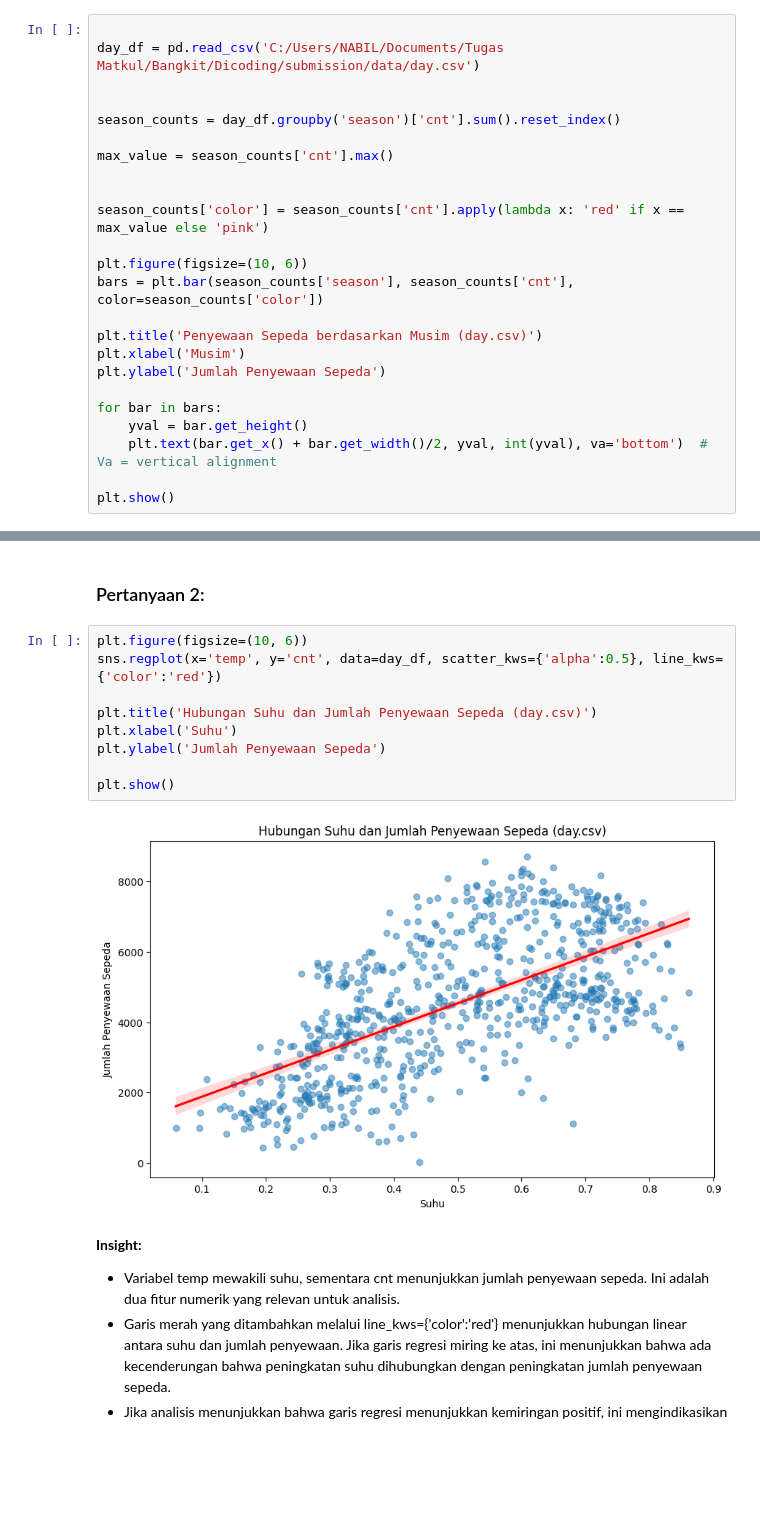
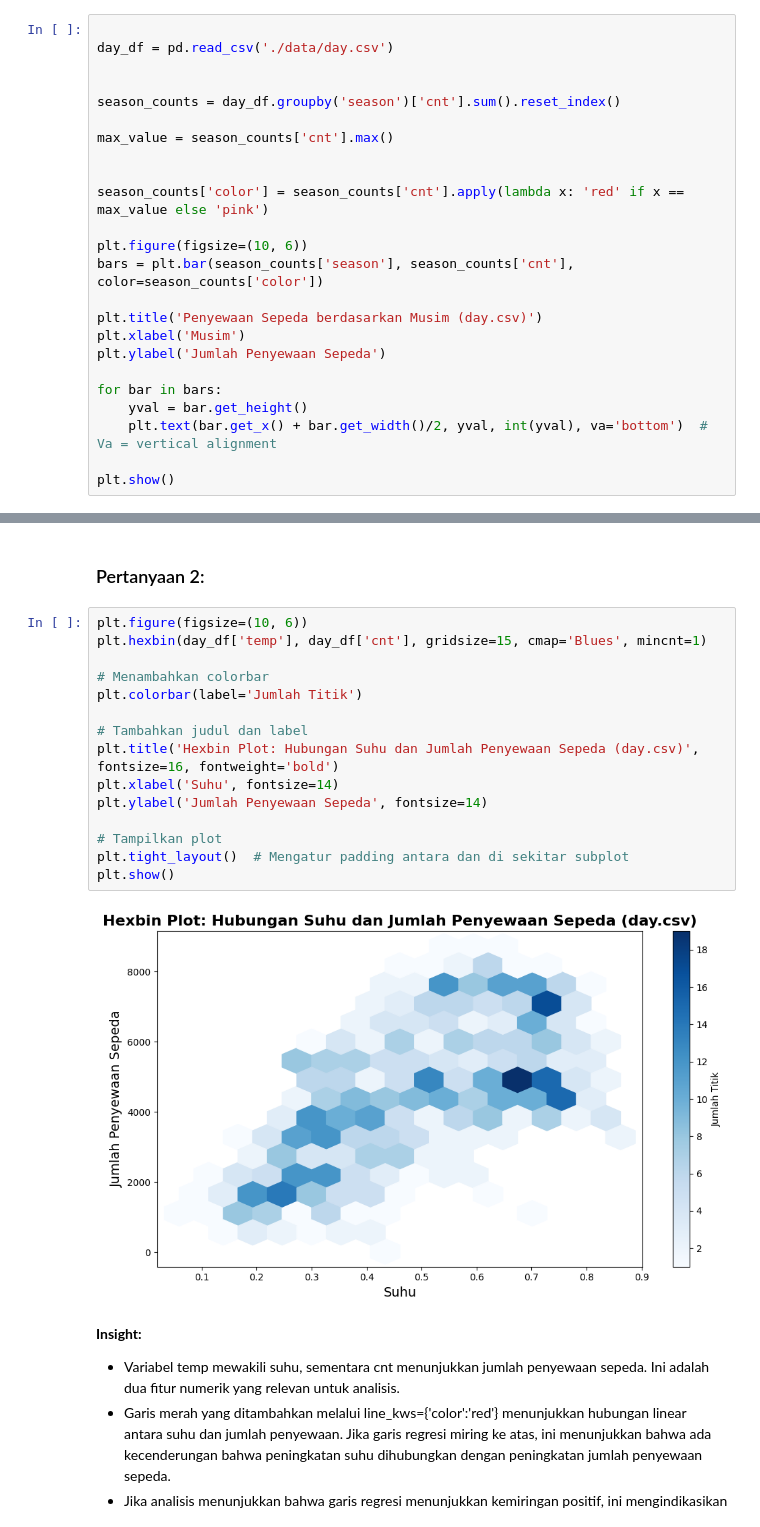
Before and after one commit to ishfxx/proyek-analisis-data-bike-sharing-dataset, a Jupyter notebook: notebook.ipynb, the cells around one changed output, grey strips where cells are left out. Saved outputs shown, nothing was run; the diff lists cells and outputs as text; blank space fills up the shorter version.

```diff
--- a/notebook.ipynb
+++ b/notebook.ipynb
@@ -133,7 +133,7 @@ plt.show()
 ### Pertanyaan 1:
 # %%
 
-day_df = pd.read_csv('C:/Users/NABIL/Documents/Tugas Matkul/Bangkit/Dicoding/submission/data/day.csv')
+day_df = pd.read_csv('./data/day.csv')
 
 
 season_counts = day_df.groupby('season')['cnt'].sum().reset_index()
@@ -166,15 +166,21 @@ plt.show()
 ### Pertanyaan 2:
 # %%
 plt.figure(figsize=(10, 6))
-sns.regplot(x='temp', y='cnt', data=day_df, scatter_kws={'alpha':0.5}, line_kws={'color':'red'})
+plt.hexbin(day_df['temp'], day_df['cnt'], gridsize=15, cmap='Blues', mincnt=1)
 
-plt.title('Hubungan Suhu dan Jumlah Penyewaan Sepeda (day.csv)')
-plt.xlabel('Suhu')
-plt.ylabel('Jumlah Penyewaan Sepeda')
+# Menambahkan colorbar
+plt.colorbar(label='Jumlah Titik')
 
+# Tambahkan judul dan label
+plt.title('Hexbin Plot: Hubungan Suhu dan Jumlah Penyewaan Sepeda (day.csv)', fontsize=16, fontweight='bold')
+plt.xlabel('Suhu', fontsize=14)
+plt.ylabel('Jumlah Penyewaan Sepeda', fontsize=14)
+
+# Tampilkan plot
+plt.tight_layout()  # Mengatur padding antara dan di sekitar subplot
 plt.show()
 # %% [output]
-[figure, old version]
+[figure, new version]
 # %% [markdown]
 **Insight:**
 - Variabel temp mewakili suhu, sementara cnt menunjukkan jumlah penyewaan sepeda. Ini adalah dua fitur numerik yang relevan untuk analisis.
```
Also changed, not shown: parts of 3 cells of this notebook.
